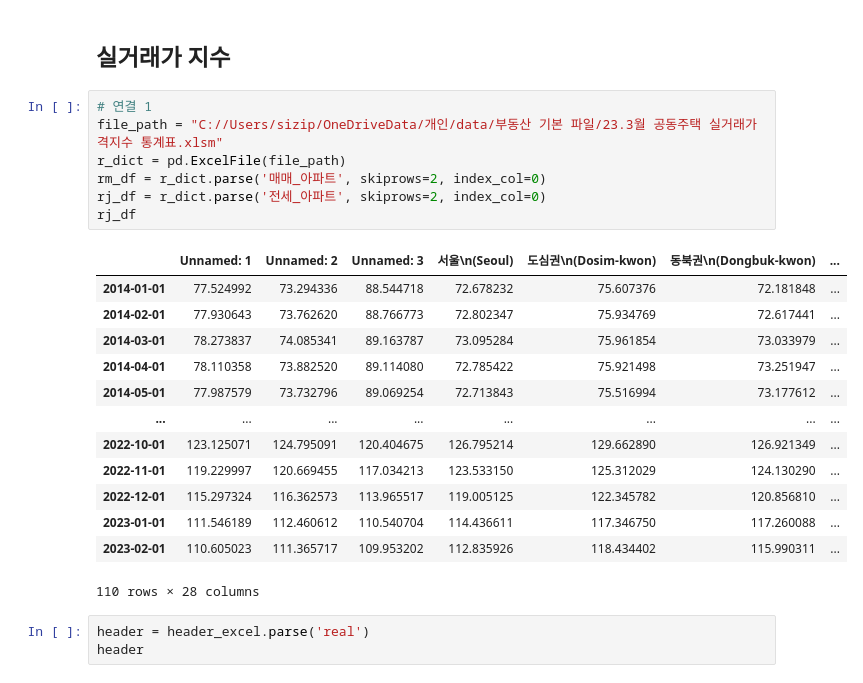
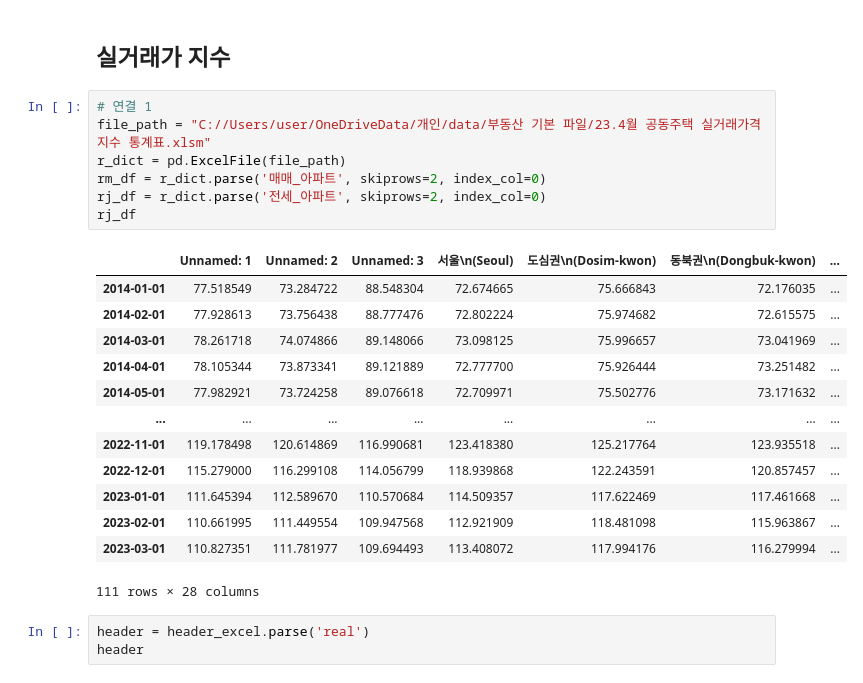
Before and after one commit to sizipusx/fundamental, a Jupyter notebook: jupyterlab/월간 부동산 업데이트.ipynb, the cells around one changed output. Cells and saved outputs as stored; diff of their text form.

```diff
--- a/jupyterlab/월간 부동산 업데이트.ipynb
+++ b/jupyterlab/월간 부동산 업데이트.ipynb
@@ -20,25 +20,25 @@ service_key = 'ODM4YzliY2U3M2ZlMGNiY2VhNjYxYWRmZGRlOTM5M2M='
 ## 실거래가 지수
 # %%
 # 연결 1
-file_path = "C://Users/sizip/OneDriveData/개인/data/부동산 기본 파일/23.3월 공동주택 실거래가격지수 통계표.xlsm"
+file_path = "C://Users/user/OneDriveData/개인/data/부동산 기본 파일/23.4월 공동주택 실거래가격지수 통계표.xlsm"
 r_dict = pd.ExcelFile(file_path)
 rm_df = r_dict.parse('매매_아파트', skiprows=2, index_col=0)
 rj_df = r_dict.parse('전세_아파트', skiprows=2, index_col=0)
 rj_df
 # %% [output]
 |  | Unnamed: 1 | Unnamed: 2 | Unnamed: 3 | 서울\n(Seoul) | 도심권\n(Dosim-kwon) | 동북권\n(Dongbuk-kwon) | ... |
-| 2014-01-01 | 77.524992 | 73.294336 | 88.544718 | 72.678232 | 75.607376 | 72.181848 | ... |
-| 2014-02-01 | 77.930643 | 73.762620 | 88.766773 | 72.802347 | 75.934769 | 72.617441 | ... |
-| 2014-03-01 | 78.273837 | 74.085341 | 89.163787 | 73.095284 | 75.961854 | 73.033979 | ... |
-| 2014-04-01 | 78.110358 | 73.882520 | 89.114080 | 72.785422 | 75.921498 | 73.251947 | ... |
-| 2014-05-01 | 77.987579 | 73.732796 | 89.069254 | 72.713843 | 75.516994 | 73.177612 | ... |
+| 2014-01-01 | 77.518549 | 73.284722 | 88.548304 | 72.674665 | 75.666843 | 72.176035 | ... |
+| 2014-02-01 | 77.928613 | 73.756438 | 88.777476 | 72.802224 | 75.974682 | 72.615575 | ... |
+| 2014-03-01 | 78.261718 | 74.074866 | 89.148066 | 73.098125 | 75.996657 | 73.041969 | ... |
+| 2014-04-01 | 78.105344 | 73.873341 | 89.121889 | 72.777700 | 75.926444 | 73.251482 | ... |
+| 2014-05-01 | 77.982921 | 73.724258 | 89.076618 | 72.709971 | 75.502776 | 73.171632 | ... |
 | ... | ... | ... | ... | ... | ... | ... | ... |
-| 2022-10-01 | 123.125071 | 124.795091 | 120.404675 | 126.795214 | 129.662890 | 126.921349 | ... |
-| 2022-11-01 | 119.229997 | 120.669455 | 117.034213 | 123.533150 | 125.312029 | 124.130290 | ... |
-| 2022-12-01 | 115.297324 | 116.362573 | 113.965517 | 119.005125 | 122.345782 | 120.856810 | ... |
-| 2023-01-01 | 111.546189 | 112.460612 | 110.540704 | 114.436611 | 117.346750 | 117.260088 | ... |
-| 2023-02-01 | 110.605023 | 111.365717 | 109.953202 | 112.835926 | 118.434402 | 115.990311 | ... |
+| 2022-11-01 | 119.178498 | 120.614869 | 116.990681 | 123.418380 | 125.217764 | 123.935518 | ... |
+| 2022-12-01 | 115.279000 | 116.299108 | 114.056799 | 118.939868 | 122.243591 | 120.857457 | ... |
+| 2023-01-01 | 111.645394 | 112.589670 | 110.570684 | 114.509357 | 117.622469 | 117.461668 | ... |
+| 2023-02-01 | 110.661995 | 111.449554 | 109.947568 | 112.921909 | 118.481098 | 115.963867 | ... |
+| 2023-03-01 | 110.827351 | 111.781977 | 109.694493 | 113.408072 | 117.994176 | 116.279994 | ... |
-110 rows × 28 columns
+111 rows × 28 columns
 # %%
 header = header_excel.parse('real')
 header
```
Also changed, not shown: parts of 30 cells of this notebook, 1 other file.
